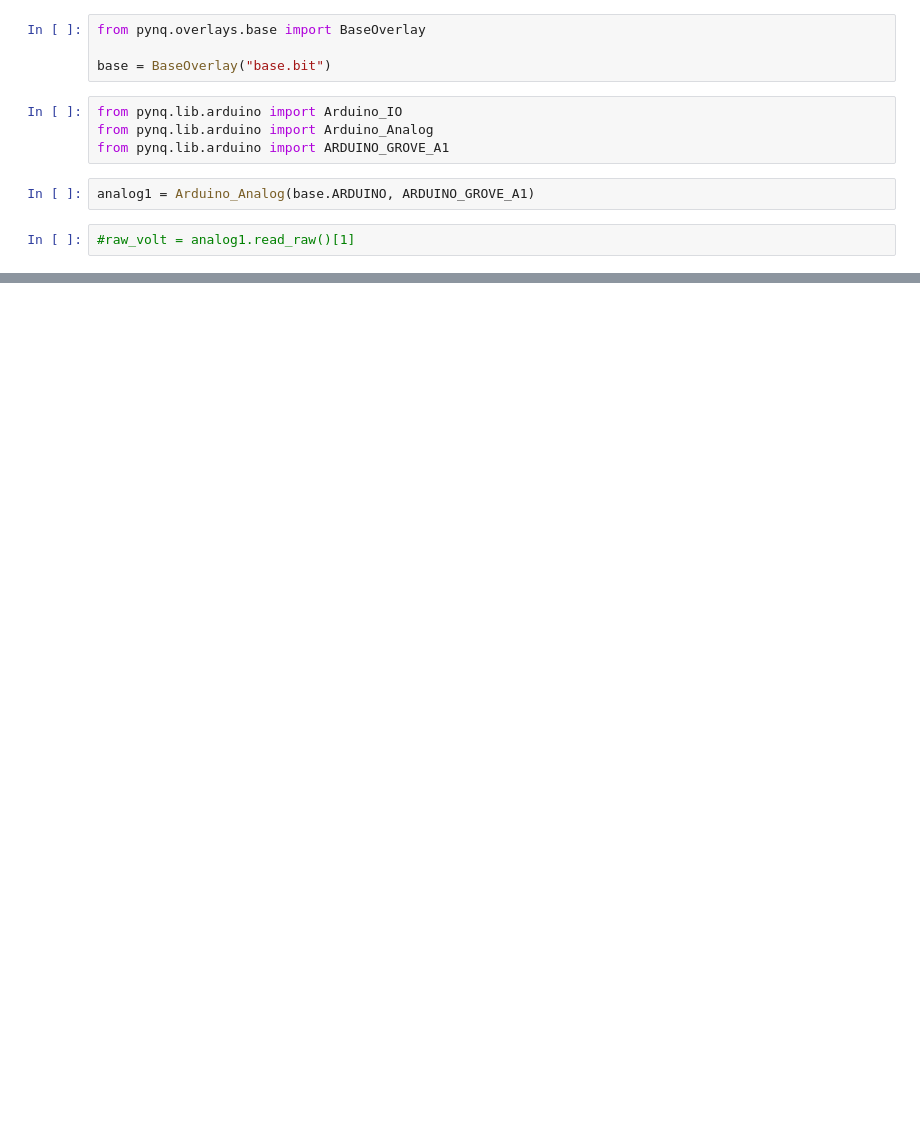
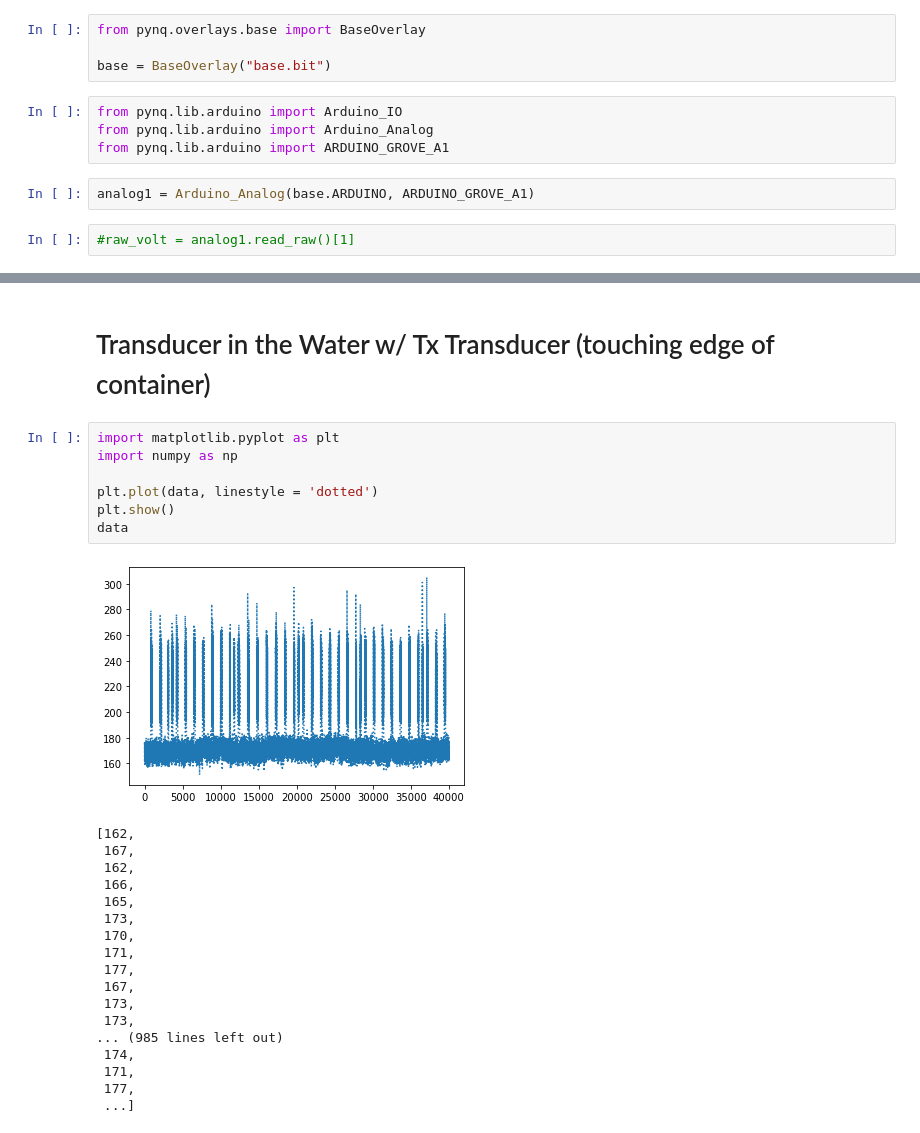
Before and after one commit to akshaya-bhat/UnderWaterCommunications, a Jupyter notebook: PYNQ/pynq_rx.ipynb, the cells around one changed output, grey strips where cells are left out. Saved outputs shown, nothing was run; the diff lists cells and outputs as text; blank space fills up the shorter version.

Commit message:
completed more testing of the Rx transducer on the PYNQ

```diff
--- a/PYNQ/pynq_rx.ipynb
+++ b/PYNQ/pynq_rx.ipynb
@@ -52,2 +72,30 @@ data
  173,
  ...]
+# %% [markdown]
+# Transducer in the Water w/ Tx Transducer (touching edge of container)
+# %%
+import matplotlib.pyplot as plt
+import numpy as np
+
+plt.plot(data, linestyle = 'dotted')
+plt.show()
+data
+# %% [output]
+[figure, added]
+[162,
+ 167,
+ 162,
+ 166,
+ 165,
+ 173,
+ 170,
+ 171,
+ 177,
+ 167,
+ 173,
+ 173,
+... (985 lines left out)
+ 174,
+ 171,
+ 177,
+ ...]
```
Also changed, not shown: parts of 7 cells of this notebook.
